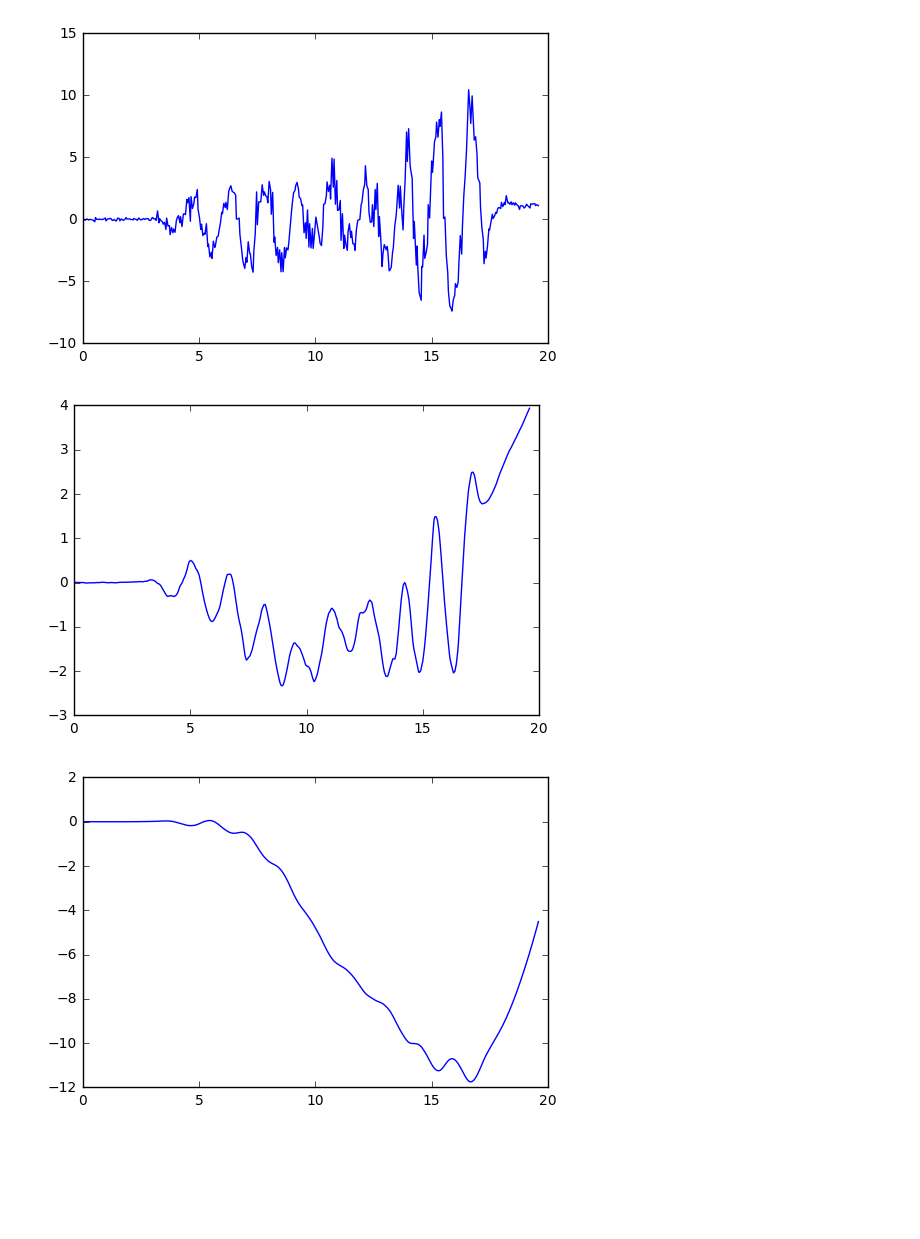
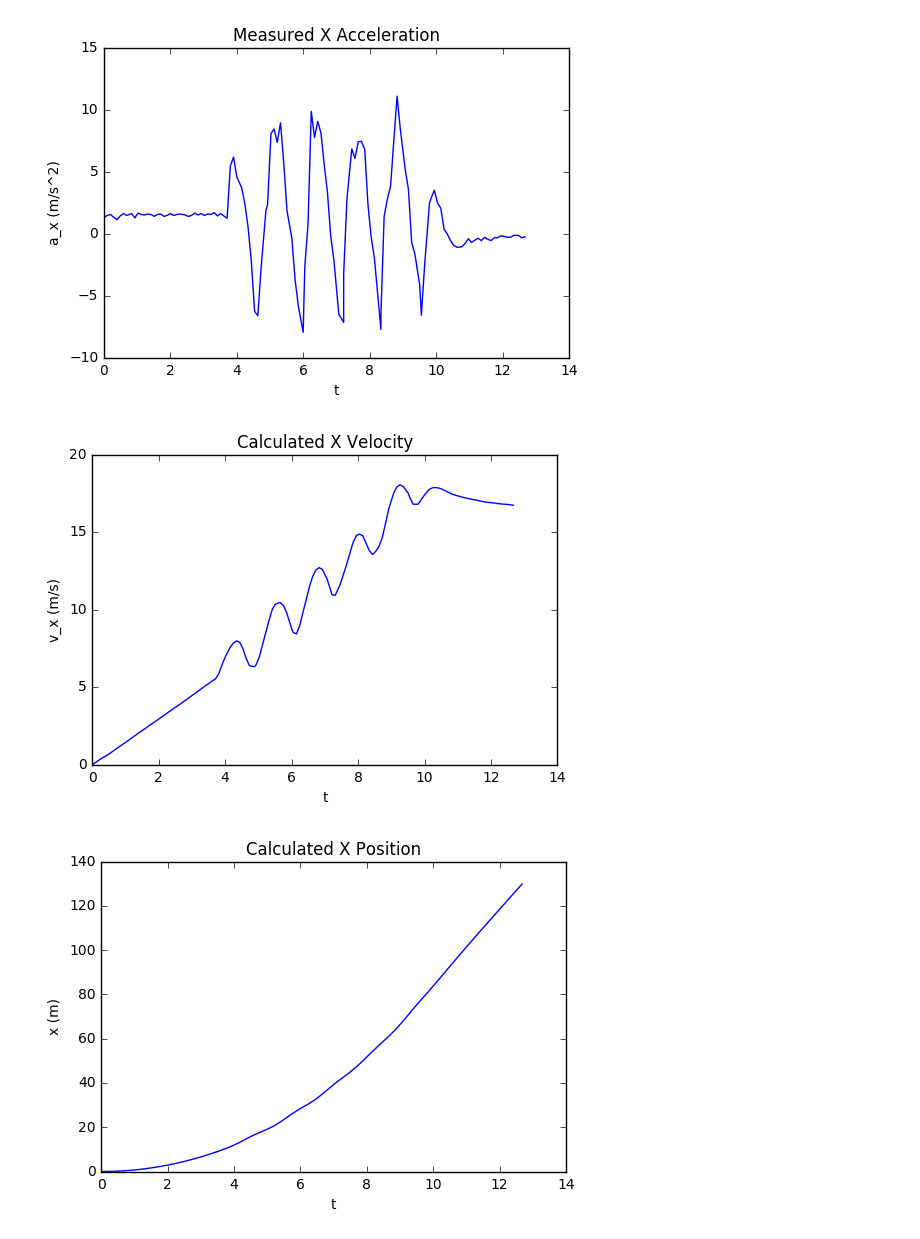
Before and after one commit to chapman-phys220-2016f/cw-05-saktill, a Jupyter notebook: CW5.ipynb, the cells around one changed output. Drawn from its saved outputs; the diff is of its cells as text; code cells hidden in the pictures; blank space fills up the shorter version.

```diff
--- a/CW5.ipynb
+++ b/CW5.ipynb
@@ -9,35 +10,6 @@ In our module kinematics, i wrote a function to integrate a set of data, and a f
-# %%
-#getting acceleration values
-df = pd.read_csv('HelixAcceleration.csv')
-t = df[' t']
-
-#use zero function in module to zero each acceleration;
-#also multiply by 9.81 to changes units from g to m/s^2
-
-#The data set was taken with a 2s (43 interval) calibration period
-#such that i can say a(0)=0, v(0)=0, x(0)=0
-
-a_x = kin.zero(df[' Acceleration X (g)']*9.81,0,43)
-a_y = kin.zero(df[' Acceleration Y (g)']*9.81,0,43)
-a_z = kin.zero(df[' Acceleration Z (g)']*9.81,0,43)
-
-v_x = kin.zero(kin.integral(t, a_x),0,43)
-v_y = kin.zero(kin.integral(t, a_y),0,43)
-v_z = kin.zero(kin.integral(t, a_z),0,43)
-
-x = kin.zero(kin.integral(t, v_x),0,43)
-y = kin.zero(kin.integral(t, v_y),0,43)
-z = kin.zero(kin.integral(t, v_z),0,43)
-
-plt.plot(t, a_x)
-plt.show()
-
-plt.plot(t, v_x)
-plt.show()
-
-plt.plot(t, x)
-plt.show()
-# %% [output]
-[figure, removed]
-[figure, removed]
-[figure, removed]
+# %%
+plot.plotRaw('x','AccelerationTest.csv')
+# %% [output]
+[figure, added]
+[figure, added]
+[figure, added]
```
Also changed, not shown: parts of 9 cells of this notebook, 4 other files.
